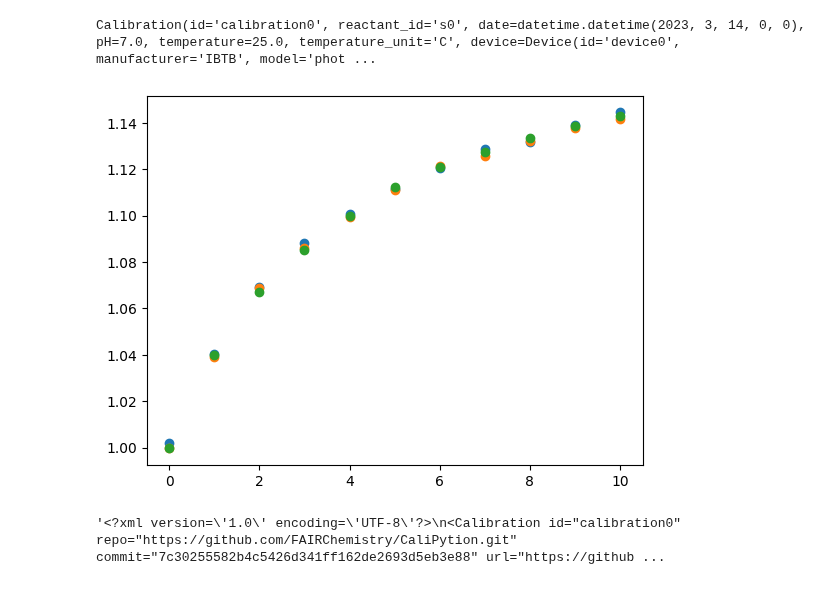
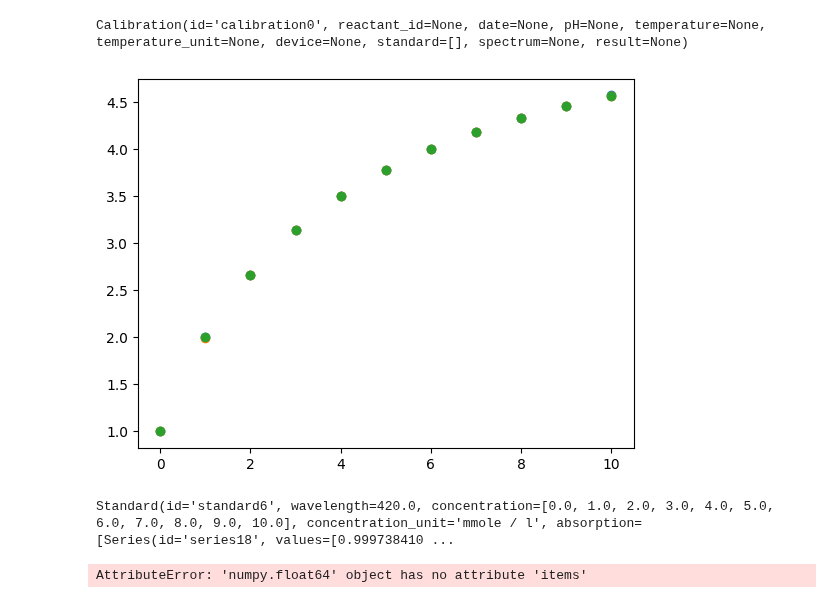
Before and after one commit to FAIRChemistry/datamodel_calibration, a Jupyter notebook: test.ipynb, the cells around one changed output. Cells and saved outputs as stored; diff of their text form; code cells hidden in the pictures.

```diff
--- a/test.ipynb
+++ b/test.ipynb
@@ -9,37 +9,41 @@ from CaliPytion.tools.standardcurve import StandardCurve
-# %%
-test_data, lib = DataModel.parse(path="linear_test.json")
-test_data
-# %% [output]
-Calibration(id='calibration0', reactant_id='s0', date=datetime.datetime(2023, 3, 14, 0, 0), pH=7.0, temperature=25.0, temperature_unit='C', device=Device(id='device0', manufacturer='IBTB', model='phot ...
+# %%
+lib = DataModel.from_git(url="https://github.com/FAIRChemistry/CaliPytion.git")
+lib.Calibration()
+# %% [output]
+Calibration(id='calibration0', reactant_id=None, date=None, pH=None, temperature=None, temperature_unit=None, device=None, standard=[], spectrum=None, result=None)
 # %%
 def poly(x,a,b,c):
     return a*x / (b+x)
 
-a=0.2
+a=5
 b=4
 c=2
 
 conc = np.linspace(0,10,11)
 abso = poly(x = conc,a=a,b=b,c=c)
 data = np.tile(abso, 3).reshape((3,len(conc)))
 
 for i in range(len(data)):
     data[i] = data[i] + np.random.normal(1,0.001, len(conc))
 
 for d in data:
     plt.scatter(conc,d)
 # %% [output]
-[figure, old version]
+[figure, new version]
+# %%
+standard
+# %% [output]
+Standard(id='standard6', wavelength=420.0, concentration=[0.0, 1.0, 2.0, 3.0, 4.0, 5.0, 6.0, 7.0, 8.0, 9.0, 10.0], concentration_unit='mmole / l', absorption=[Series(id='series18', values=[0.999738410 ...
 # %%
 standard = lib.Standard(wavelength=420, concentration=list(conc),
-                        conc_unit="mmole / l",
+                        concentration_unit="mmole / l",
                         absorption = [lib.Series(values=x.tolist()) for x in data])
 
 calibration = lib.Calibration(reactant_id="s0", pH=7, temperature=37,
                               temperature_unit="C", standard=[standard])
-calibration.xml()
+calibration.json()
 # %% [output]
-'<?xml version=\'1.0\' encoding=\'UTF-8\'?>\n<Calibration id="calibration0" repo="https://github.com/FAIRChemistry/CaliPytion.git" commit="7c30255582b4c5426d341ff162de2693d5eb3e88" url="https://github ...
+AttributeError: 'numpy.float64' object has no attribute 'items'
 # %%
 
 with open("rational_test.xml", "w") as f:
```
Also changed, not shown: parts of 14 cells of this notebook, 1 other file.
